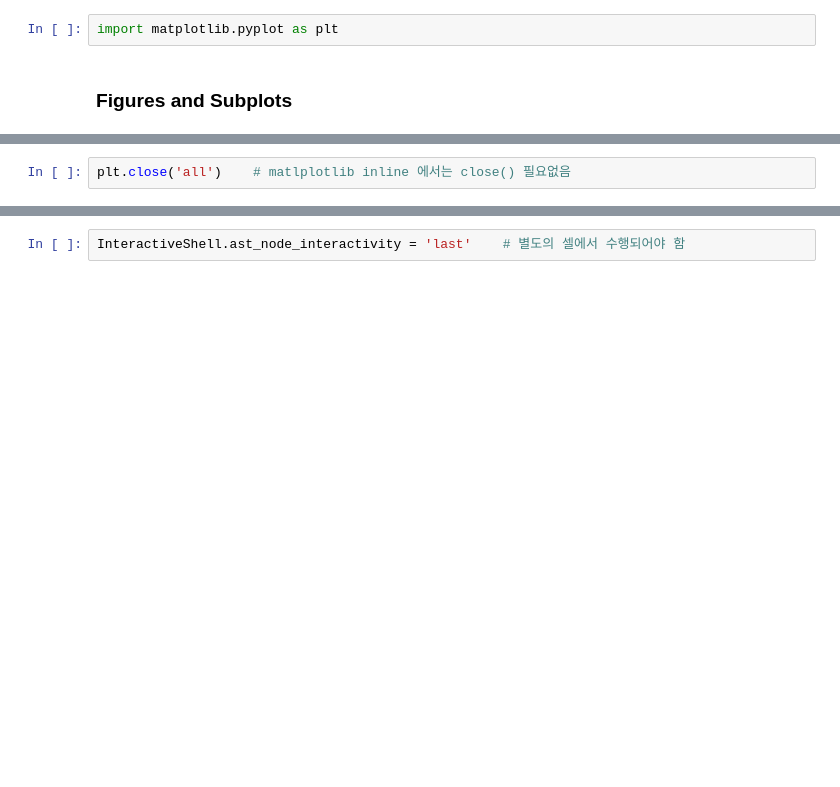
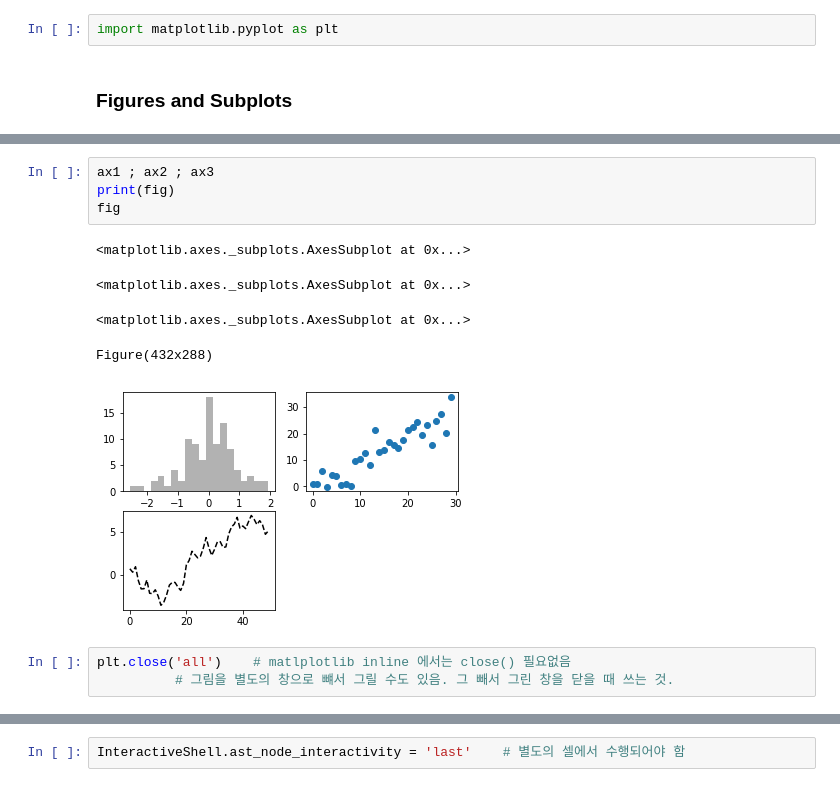
Before and after one commit to dongho0892/Python-Start, a Jupyter notebook: ch08_rev.ipynb, the cells around one changed output, grey strips where cells are left out. Cells and saved outputs as stored; diff of their text form; blank space fills up the shorter version.

```diff
--- a/ch08_rev.ipynb
+++ b/ch08_rev.ipynb
@@ -39,3 +52,14 @@ ax2.scatter(np.arange(30), np.arange(30) + 3 * randn(30))
+# %%
+ax1 ; ax2 ; ax3
+print(fig)
+fig
+# %% [output]
+<matplotlib.axes._subplots.AxesSubplot at 0x...>
+<matplotlib.axes._subplots.AxesSubplot at 0x...>
+<matplotlib.axes._subplots.AxesSubplot at 0x...>
+Figure(432x288)
+[figure, added]
 # %%
 plt.close('all')    # matlplotlib inline 에서는 close() 필요없음
+          # 그림을 별도의 창으로 뺴서 그릴 수도 있음. 그 빼서 그린 창을 닫을 때 쓰는 것.
 # %%
```
Also changed, not shown: parts of 42 cells of this notebook.
